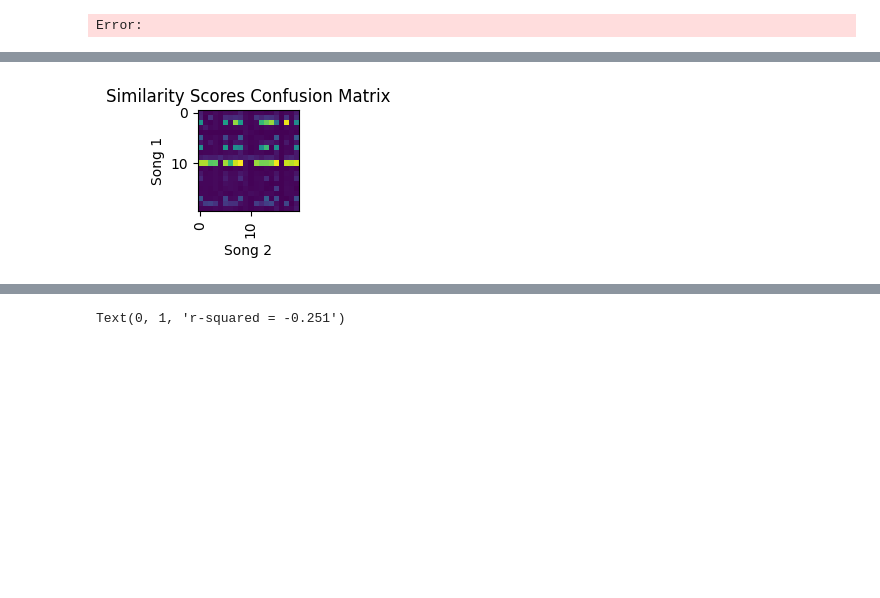
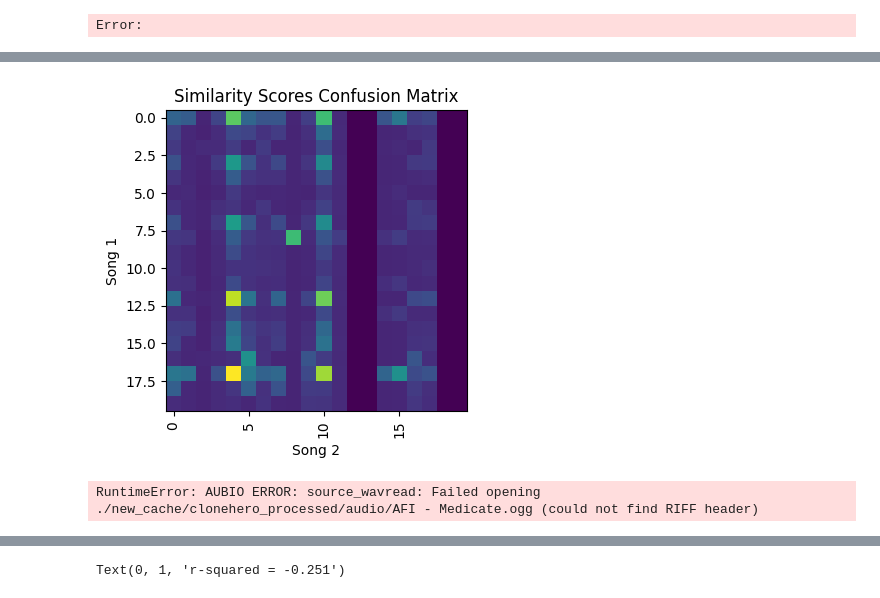
Before and after one commit to mb6611/audio2hero, a Jupyter notebook: note_density.ipynb, the cells around one changed output, grey strips where cells are left out. Cells and saved outputs as stored; diff of their text form; code cells hidden in the pictures; blank space fills up the shorter version.

```diff
--- a/note_density.ipynb
+++ b/note_density.ipynb
@@ -108,13 +108,16 @@ from functools import partial
 
 def calculate_similarity(name1, name2, midi_folder="./processed/midi", clonehero_folder="./clonehero"):
     try:
-        original_file_path = os.path.join(midi_folder, f"{name1}.mid")
-        original_file_path_2 = os.path.join(clonehero_folder, name2, "notes.mid")
+        #original_file_path = os.path.join(midi_folder, f"{name1}.mid")
+        original_file_path = os.path.join(midi_folder, f"{name1}")
+        #original_file_path_2 = os.path.join(clonehero_folder, name2, "notes.mid")
+        original_file_path_2 = os.path.join(clonehero_folder, f"{name2}")
         song1 = pretty_midi.PrettyMIDI(original_file_path)
         song2 = pretty_midi.PrettyMIDI(original_file_path_2)
         similarity = time_difference(song1, song2)
         return name1, name2, similarity
     except Exception as e:
+        print(e)
         return name1, name2, -1
 
 #def calculate_similarity_wrapper(names, midi_folder="./processed/midi", clonehero_folder="./clonehero"):
@@ -130,7 +133,8 @@ def calculate_similarity(name1, name2, midi_folder="./processed/midi", clonehero
 
 def run():
     # Define the list of song names
-    names = [i for i in os.listdir("./clonehero") if i != ".DS_Store"][0:20]
+    #names = [i for i in os.listdir("./clonehero") if i != ".DS_Store"][0:20]
+    names = [i for i in os.listdir("./new_cache/clonehero_processed/audio2hero") if i != ".DS_Store"][0:20]
 
     # Get the number of available CPU cores
     num_cores = multiprocessing.cpu_count()
@@ -139,7 +143,9 @@ def run():
     pool = multiprocessing.Pool(processes=num_cores)
 
     # Calculate similarities in parallel
-    calculate_similarity_partial = partial(calculate_similarity, midi_folder="./processed/midi", clonehero_folder="./clonehero")
+    #calculate_similarity_partial = partial(calculate_similarity, midi_folder="./new_cache/clonehero_processed/audio2hero", clonehero_folder="./new_cache/clonehero_processed/pop2piano")
+    calculate_similarity_partial = partial(calculate_similarity, midi_folder="./new_cache/clonehero_processed/audio2hero", clonehero_folder="./new_cache/clonehero_processed/midi")
+    #calculate_similarity_partial = partial(calculate_similarity, midi_folder="./processed/midi", clonehero_folder="./clonehero")
     similarity_results = pool.starmap(calculate_similarity_partial, [(name1, name2) for name1 in names for name2 in names])
 
     # Close the pool
@@ -165,33 +189,70 @@ import seaborn as sns
 
 def plot_confusion_matrix(similarity_results, names):
     # Initialize an empty confusion matrix
     num_songs = len(names)
     confusion_matrix = np.zeros((num_songs, num_songs))
 
     # Populate the confusion matrix with similarity scores
     for name1, name2, similarity in similarity_results:
         index1 = names.index(name1)
         index2 = names.index(name2)
         confusion_matrix[index1][index2] = similarity
 
     # Plot the confusion matrix
-    plt.figure(figsize=(6, 2))
+    plt.figure(figsize=(6, 4))
     #sns.heatmap(confusion_matrix, annot=True, cmap='Blues', xticklabels=names, yticklabels=names)
     #sns.heatmap(confusion_matrix, annot=True, cmap='Blues', xticklabels=names, yticklabels=names)
     plt.imshow(confusion_matrix)
     plt.title("Similarity Scores Confusion Matrix")
     plt.xlabel("Song 2")
     plt.ylabel("Song 1")
     plt.xticks(rotation=90)
     plt.yticks(rotation=0)
     plt.tight_layout()
     plt.show()
 
 # Assuming similarity_results is your output
 # Assuming names is your list of song names
-names = [i for i in os.listdir("./clonehero") if i != ".DS_Store"][0:20]
+#names = [i for i in os.listdir("./clonehero") if i != ".DS_Store"][0:20]
+names = [i for i in os.listdir("./new_cache/clonehero_processed/audio2hero") if i != ".DS_Store"][0:20]
 
 # Plot the confusion matrix
 plot_confusion_matrix(similarity_results, names)
 # %% [output]
-[figure, old version]
+[figure, new version]
+# %%
+import numpy as np
+from aubio import source, tempo
+
+def get_beat_locations(filename):
+    win_s = 512                 # Window size
+    hop_s = win_s // 2          # Hop size
+    samplerate = 44100          # Sample rate
+
+    # Initialize aubio's tempo detection
+    s = source(filename, samplerate, hop_s)
+    o = tempo("default", win_s, hop_s, samplerate)
+
+    # List to store beat locations
+    beats = []
+
+    # Process frames
+    while True:
+        samples, read = s()
+        is_beat = o(samples)
+        if is_beat:
+            beats.append(o.get_last_s())
+        if read < hop_s:
+            break
+
+    return np.array(beats)
+
+# Example usage
+midi_beats = get_beat_locations("./new_cache/clonehero_processed/midi/AFI - Medicate.mid")
+audio_beats = get_beat_locations("./new_cache/clonehero_processed/audio/AFI - Medicate.ogg")
+
+# Calculate some metric to compare the beat locations (e.g., mean absolute difference)
+mean_abs_diff = np.mean(np.abs(midi_beats - audio_beats))
+print("Mean Absolute Difference:", mean_abs_diff)
+# %% [output]
+RuntimeError: AUBIO ERROR: source_wavread: Failed opening ./new_cache/clonehero_processed/audio/AFI - Medicate.ogg (could not find RIFF header)
```
Also changed, not shown: parts of 9 cells of this notebook, 1 other file.
